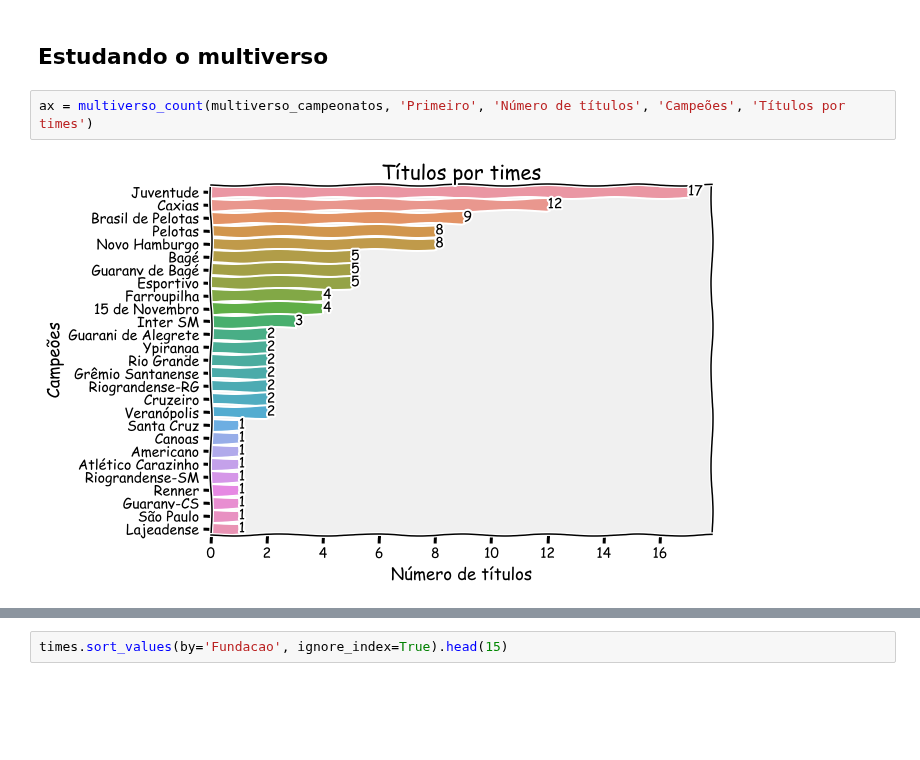
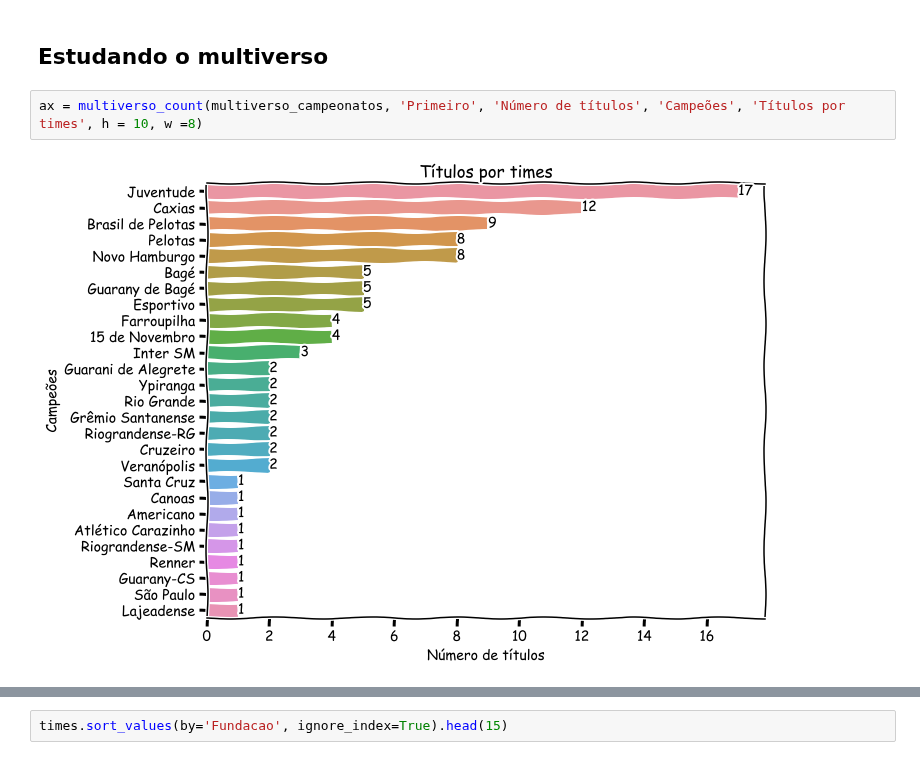
Before and after one commit to VitorBSP/Multiverso_greNAL, a Jupyter notebook: analise.ipynb, the cells around one changed output, grey strips where cells are left out. Cells and saved outputs as stored; diff of their text form; blank space fills up the shorter version.

```diff
--- a/analise.ipynb
+++ b/analise.ipynb
@@ -254,9 +311,9 @@ dtype: object
 # %% [markdown]
 ## Estudando o multiverso
 # %%
-ax = multiverso_count(multiverso_campeonatos, 'Primeiro', 'Número de títulos', 'Campeões', 'Títulos por times')
+ax = multiverso_count(multiverso_campeonatos, 'Primeiro', 'Número de títulos', 'Campeões', 'Títulos por times', h = 10, w =8)
 # %% [output]
-[figure, old version]
+[figure, new version]
 # %%
 with plt.xkcd():
     ax = sns.countplot(data=multiverso_campeonatos, y='Cidade_Primeiro', order = multiverso_campeonatos['Cidade_Primeiro'].cat.remove_unused_categories().value_counts().index)
```
Also changed, not shown: parts of 19 cells of this notebook, 3 other files.
